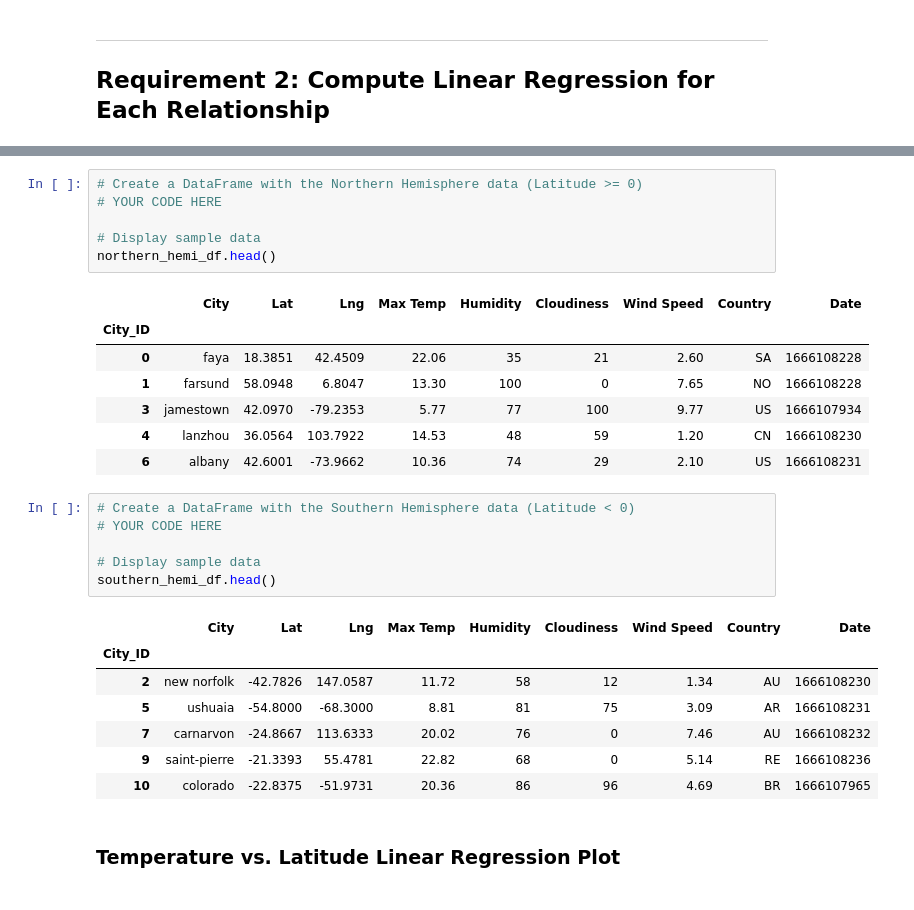
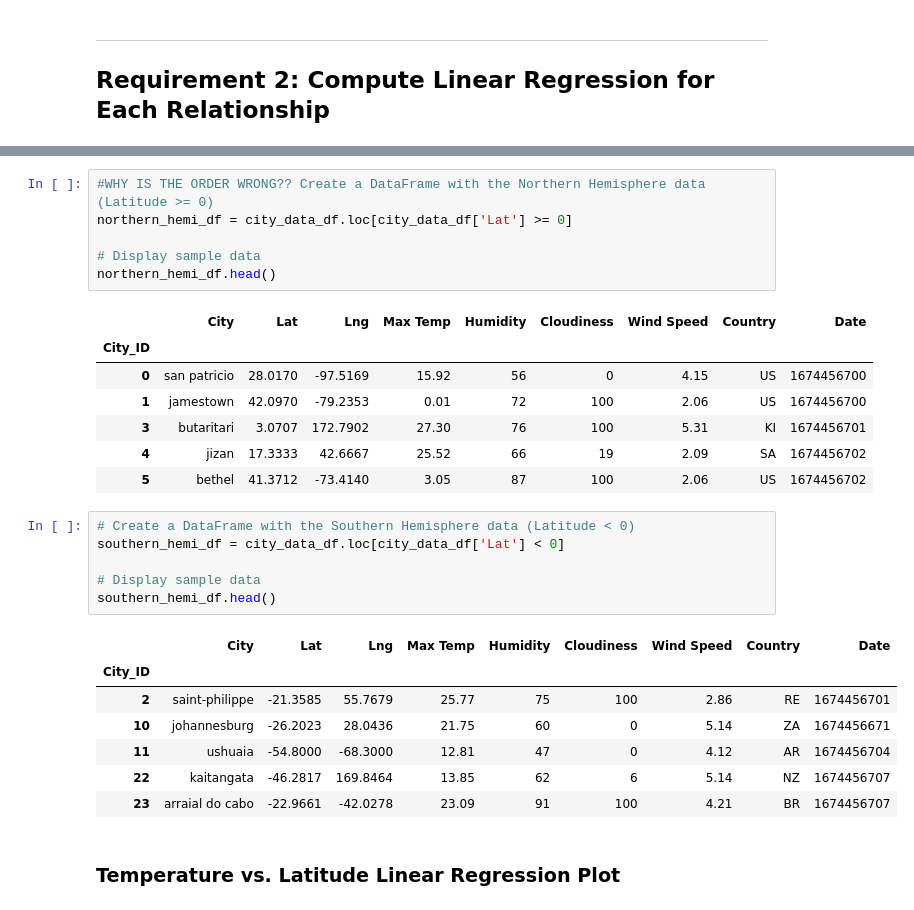
Before and after one commit to 13263952/python-api-weather-analysis, a Jupyter notebook: WeatherPy.ipynb/WeatherPy.ipynb, the cells around one changed output, grey strips where cells are left out. Saved outputs shown, nothing was run; the diff lists cells and outputs as text.

```diff
--- a/WeatherPy.ipynb/WeatherPy.ipynb
+++ b/WeatherPy.ipynb/WeatherPy.ipynb
@@ -248,30 +324,30 @@ plt.show()
 # %%
-# Create a DataFrame with the Northern Hemisphere data (Latitude >= 0)
-# YOUR CODE HERE
+#WHY IS THE ORDER WRONG?? Create a DataFrame with the Northern Hemisphere data (Latitude >= 0)
+northern_hemi_df = city_data_df.loc[city_data_df['Lat'] >= 0]
 
 # Display sample data
 northern_hemi_df.head()
 # %% [output]
 |  | City | Lat | Lng | Max Temp | Humidity | Cloudiness | Wind Speed | Country | Date |
 | City_ID |  |  |  |  |  |  |  |  |  |
-| 0 | faya | 18.3851 | 42.4509 | 22.06 | 35 | 21 | 2.60 | SA | 1666108228 |
-| 1 | farsund | 58.0948 | 6.8047 | 13.30 | 100 | 0 | 7.65 | NO | 1666108228 |
-| 3 | jamestown | 42.0970 | -79.2353 | 5.77 | 77 | 100 | 9.77 | US | 1666107934 |
-| 4 | lanzhou | 36.0564 | 103.7922 | 14.53 | 48 | 59 | 1.20 | CN | 1666108230 |
-| 6 | albany | 42.6001 | -73.9662 | 10.36 | 74 | 29 | 2.10 | US | 1666108231 |
+| 0 | san patricio | 28.0170 | -97.5169 | 15.92 | 56 | 0 | 4.15 | US | 1674456700 |
+| 1 | jamestown | 42.0970 | -79.2353 | 0.01 | 72 | 100 | 2.06 | US | 1674456700 |
+| 3 | butaritari | 3.0707 | 172.7902 | 27.30 | 76 | 100 | 5.31 | KI | 1674456701 |
+| 4 | jizan | 17.3333 | 42.6667 | 25.52 | 66 | 19 | 2.09 | SA | 1674456702 |
+| 5 | bethel | 41.3712 | -73.4140 | 3.05 | 87 | 100 | 2.06 | US | 1674456702 |
 # %%
 # Create a DataFrame with the Southern Hemisphere data (Latitude < 0)
-# YOUR CODE HERE
+southern_hemi_df = city_data_df.loc[city_data_df['Lat'] < 0]
 
 # Display sample data
 southern_hemi_df.head()
 # %% [output]
 |  | City | Lat | Lng | Max Temp | Humidity | Cloudiness | Wind Speed | Country | Date |
 | City_ID |  |  |  |  |  |  |  |  |  |
-| 2 | new norfolk | -42.7826 | 147.0587 | 11.72 | 58 | 12 | 1.34 | AU | 1666108230 |
-| 5 | ushuaia | -54.8000 | -68.3000 | 8.81 | 81 | 75 | 3.09 | AR | 1666108231 |
-| 7 | carnarvon | -24.8667 | 113.6333 | 20.02 | 76 | 0 | 7.46 | AU | 1666108232 |
-| 9 | saint-pierre | -21.3393 | 55.4781 | 22.82 | 68 | 0 | 5.14 | RE | 1666108236 |
-| 10 | colorado | -22.8375 | -51.9731 | 20.36 | 86 | 96 | 4.69 | BR | 1666107965 |
+| 2 | saint-philippe | -21.3585 | 55.7679 | 25.77 | 75 | 100 | 2.86 | RE | 1674456701 |
+| 10 | johannesburg | -26.2023 | 28.0436 | 21.75 | 60 | 0 | 5.14 | ZA | 1674456671 |
+| 11 | ushuaia | -54.8000 | -68.3000 | 12.81 | 47 | 0 | 4.12 | AR | 1674456704 |
+| 22 | kaitangata | -46.2817 | 169.8464 | 13.85 | 62 | 6 | 5.14 | NZ | 1674456707 |
+| 23 | arraial do cabo | -22.9661 | -42.0278 | 23.09 | 91 | 100 | 4.21 | BR | 1674456707 |
 # %% [markdown]
 ###  Temperature vs. Latitude Linear Regression Plot
```
Also changed, not shown: parts of 39 cells of this notebook, 12 other files.
